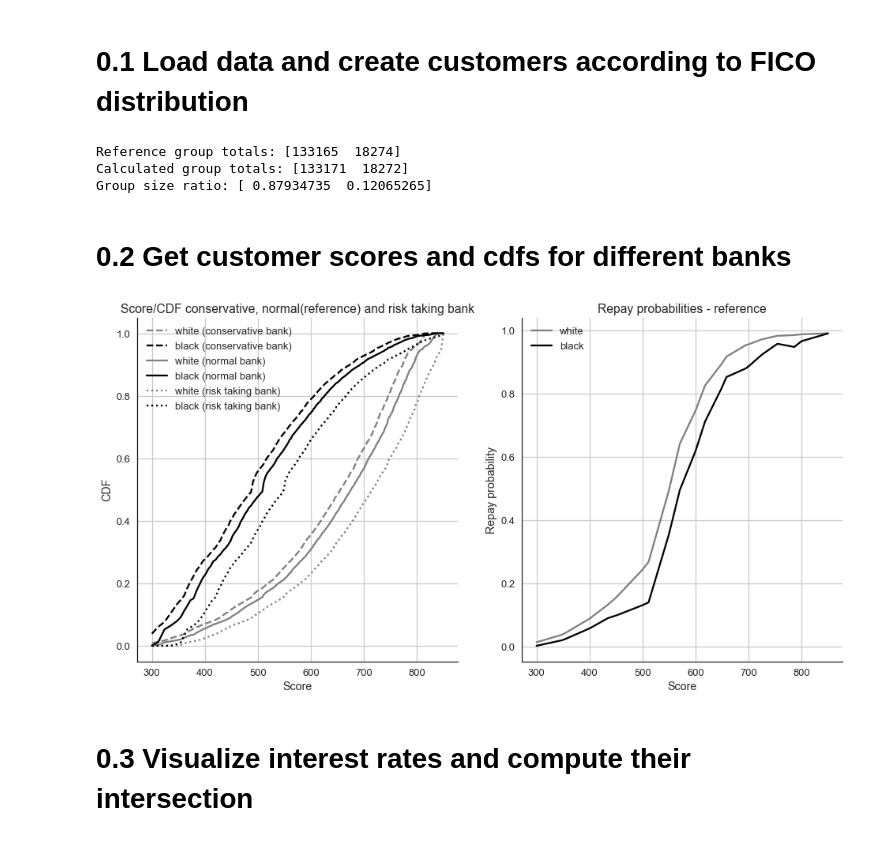
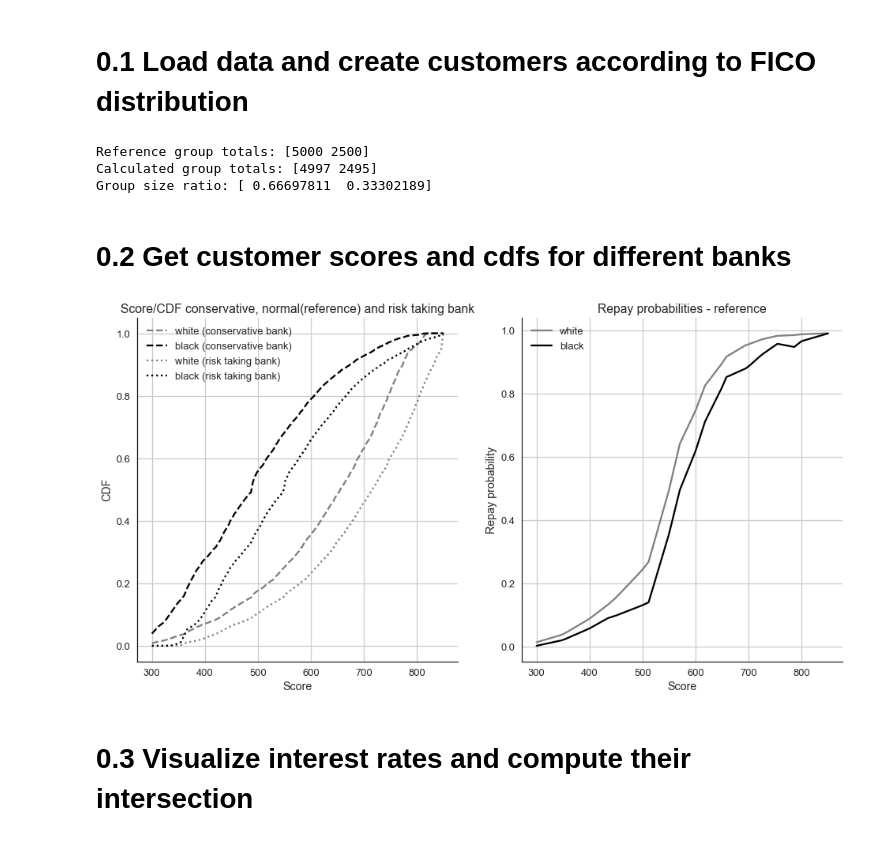
Before and after one commit to APMSSSR/Master_thesis, a Jupyter notebook: notebooks/Model1.ipynb, the cells around one changed output. Saved outputs shown, nothing was run; the diff lists cells and outputs as text; code cells hidden in the pictures.

```diff
--- a/notebooks/Model1.ipynb
+++ b/notebooks/Model1.ipynb
@@ -89,6 +89,10 @@ repays = performance[group_names]
 
 
 totals = fico.read_totals(data_dir=DATA_DIR)
+##### debug
+totals['White']=5000
+totals['Black']=2500
+####
 group_totals = np.zeros(len(group_names), dtype=np.int32)
 for i in range(0,len(group_names)):
     group_totals[i] = int(totals[group_names[i]])
@@ -122,48 +126,48 @@ if debug:
         plt.legend(loc="upper")
         plt.show()
 # %% [output]
-Reference group totals: [133165  18274]
-Calculated group totals: [133171  18272]
-Group size ratio: [ 0.87934735  0.12065265]
+Reference group totals: [5000 2500]
+Calculated group totals: [4997 2495]
+Group size ratio: [ 0.66697811  0.33302189]
 # %% [markdown]
 # 0.2 Get customer scores and cdfs for different banks
 # %%
 #customers.shape = XxYxZ; X=Groups(white,black), Y=Banks, Z=Individual scores
-customer_scores = sf.get_customers(ref_customers, customer_totals, score_shifts, score_range)
+customer_scores = sf.get_customers(ref_customers, score_shifts, score_range)
 
 #customer_cdfs.shape = XxYxZ, X=Groups, Y=Banks, Z= CDF for score range
 customer_cdfs = sf.get_customer_cdfs(customer_scores, scores_list)
 
 #customer_pis.shape = XxYxZ, X=Groups, Y=Banks, Z= distribution value for every score range
 customer_pis = sf.get_customer_pis(customer_cdfs)
 
 fig, ax = plt.subplots(1,2,figsize=(16,8));
 ax[0].plot(scores_list,customer_cdfs[0][0],'--',color="grey", label='white (conservative bank)')
 ax[0].plot(scores_list,customer_cdfs[1][0],'--',color='black',label='black (conservative bank)')
-ax[0].plot(scores_list,customer_cdfs[0][1],color="grey", label='white (normal bank)')
-ax[0].plot(scores_list,customer_cdfs[1][1],color='black',label='black (normal bank)')
+#ax[0].plot(scores_list,customer_cdfs[0][1],color="grey", label='white (reference bank)')
+#ax[0].plot(scores_list,customer_cdfs[1][1],color='black',label='black (reference bank)')
 ax[0].plot(scores_list,customer_cdfs[0][2],':',color="grey", label='white (risk taking bank)')
 ax[0].plot(scores_list,customer_cdfs[1][2],':',color='black',label='black (risk taking bank)')
 ax[0].spines['right'].set_visible(False)
 ax[0].spines['top'].set_visible(False)
 ax[0].set_title("Score/CDF conservative, normal(reference) and risk taking bank")
 ax[0].set_xlabel("Score")
 ax[0].set_ylabel("CDF")
 ax[0].legend()
 ax[0].grid()
 
 
 ax[1].plot(scores_list,repays[group_names[0]],label='white',color="grey")
 ax[1].plot(scores_list,repays[group_names[1]],color='black',label='black')
 ax[1].spines['right'].set_visible(False)
 ax[1].spines['top'].set_visible(False)
 ax[1].set_title("Repay probabilities - reference")
 ax[1].set_xlabel("Score")
 ax[1].set_ylabel("Repay probability")
 ax[1].legend()
 ax[1].grid()
 # %% [output]
-[figure, old version]
+[figure, new version]
 # %% [markdown]
 # 0.3 Visualize interest rates and compute their intersection
 # %%
```
Also changed, not shown: parts of 8 cells of this notebook, 1 other file.
